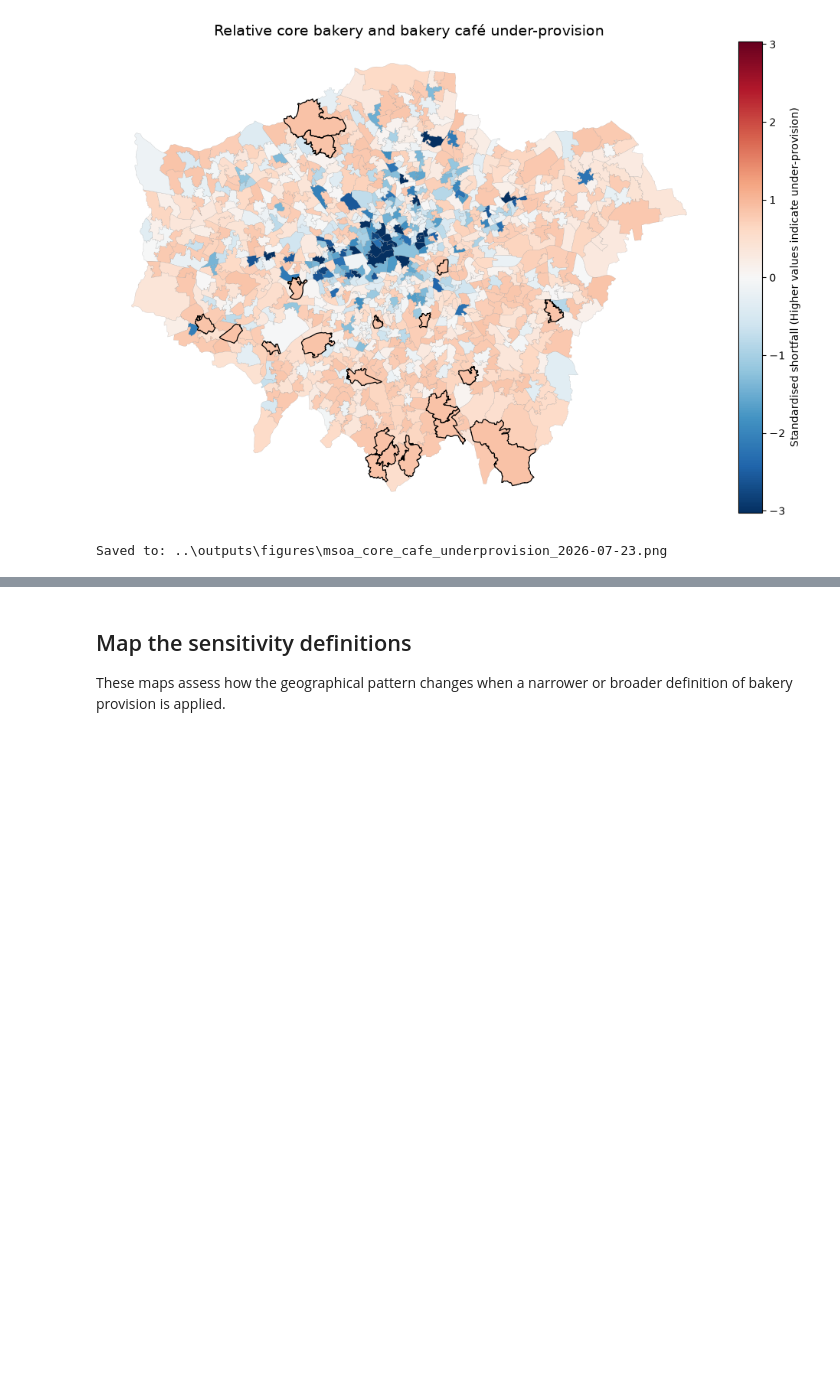
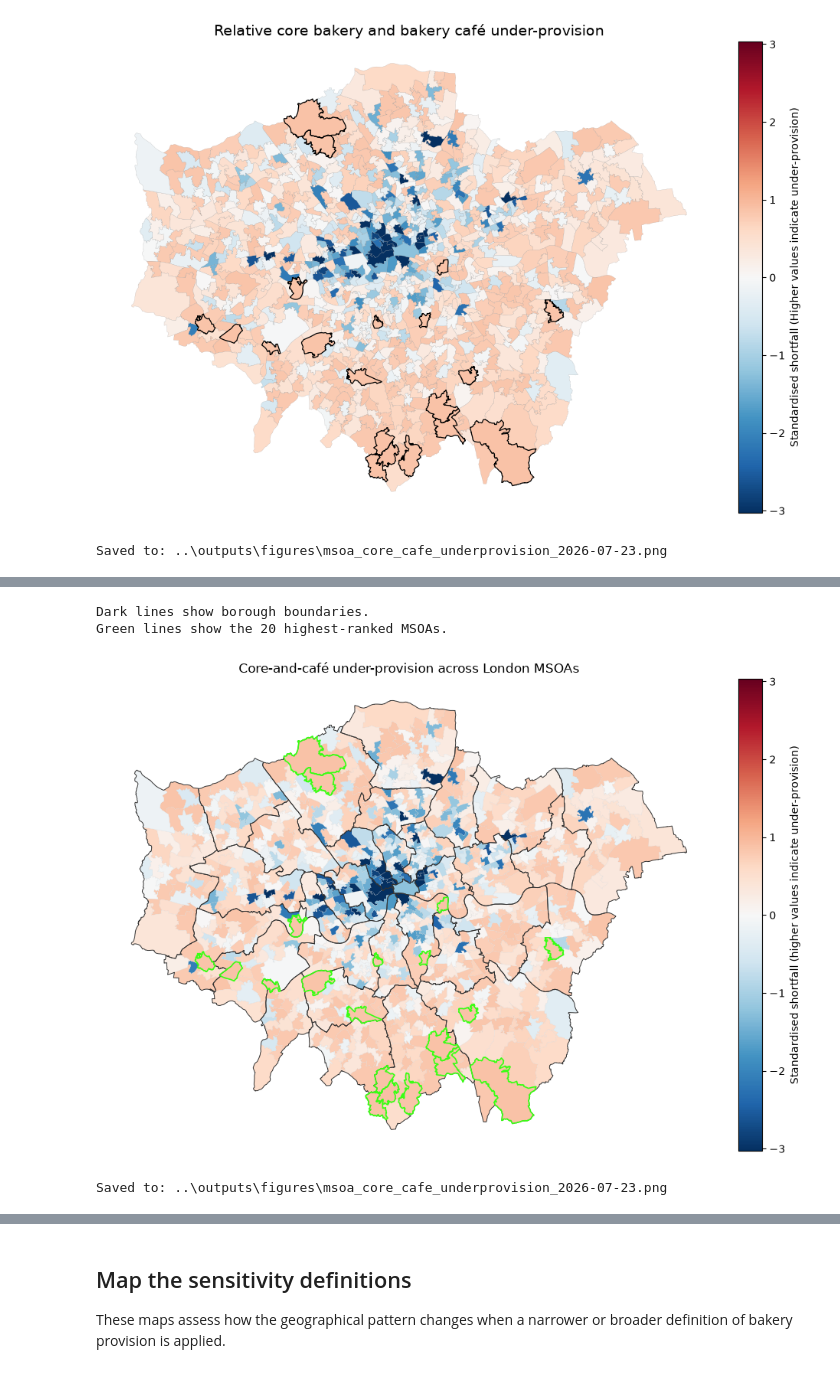
Before and after one commit to rhhythhm/london-bakery-provision, a Jupyter notebook: notebooks/18_msoa_bakery_underprovision.ipynb, the cells around one changed output, grey strips where cells are left out. Cells and saved outputs as stored; diff of their text form; code cells hidden in the pictures; blank space fills up the shorter version.

```diff
--- a/notebooks/18_msoa_bakery_underprovision.ipynb
+++ b/notebooks/18_msoa_bakery_underprovision.ipynb
@@ -373,0 +390,56 @@ Saved to: ..\outputs\figures\msoa_core_cafe_underprovision_2026-07-23.png
+# %%
+primary_map_data = (msoa_boundaries[["msoa_code", "borough_name", "geometry"]]
+    .merge(analysis_data[["msoa_code",
+                          "core_cafe_standardised_shortfall",
+                          "core_cafe_underprovision_rank"]],
+                          on="msoa_code",
+                          how="left",
+                          validate="one_to_one"))
+
+borough_boundaries = (primary_map_data.dissolve(by="borough_name"))
+
+fig, axis = plt.subplots(figsize=(20, 8))
+
+primary_map_data.plot(column="core_cafe_standardised_shortfall",
+                      cmap="RdBu_r",
+                      norm=primary_colour_norm,
+                      linewidth=0.1,
+                      edgecolor="lightgrey",
+                      ax=axis)
+
+borough_boundaries.boundary.plot(color="#333333",
+                                 linewidth=0.7,
+                                 ax=axis)
+
+primary_highest_ranked.boundary.plot(color="#39FF14",
+                                     linewidth=1.2,
+                                     ax=axis)
+
+colour_scale = plt.cm.ScalarMappable(norm=primary_colour_norm,
+                                     cmap="RdBu_r")
+
+colour_bar = fig.colorbar(colour_scale,
+                          ax=axis,
+                          fraction=0.035,
+                          pad=0.02)
+
+colour_bar.set_label("Standardised shortfall (higher values indicate under-provision)")
+
+axis.set_title("Core-and-café under-provision across London MSOAs")
+axis.axis("off")
+
+PRIMARY_MAP_PATH = (FIGURE_FOLDER / f"msoa_core_cafe_underprovision_{DATA_DATE}.png")
+
+plt.savefig(PRIMARY_MAP_PATH, dpi=300, bbox_inches="tight")
+
+print("Dark lines show borough boundaries.")
+print("Green lines show the 20 highest-ranked MSOAs.")
+
+plt.show()
+
+print(f"Saved to: {PRIMARY_MAP_PATH}")
+# %% [output]
+Dark lines show borough boundaries.
+Green lines show the 20 highest-ranked MSOAs.
+[figure, added]
+Saved to: ..\outputs\figures\msoa_core_cafe_underprovision_2026-07-23.png
```
Also changed, not shown: parts of 5 cells of this notebook, 10 other files.
